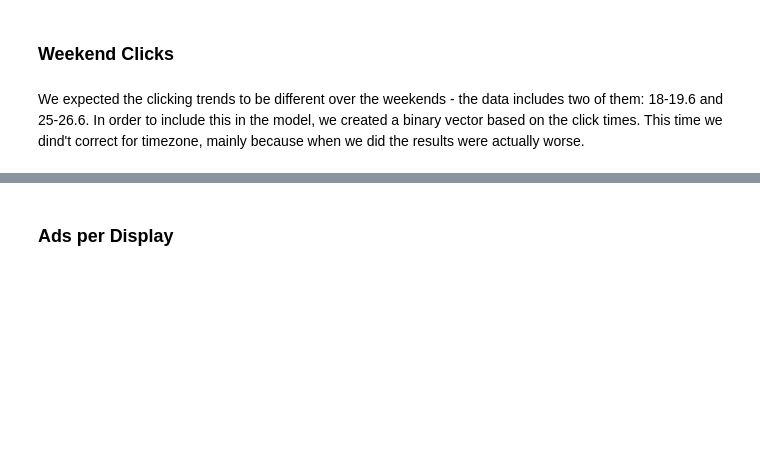
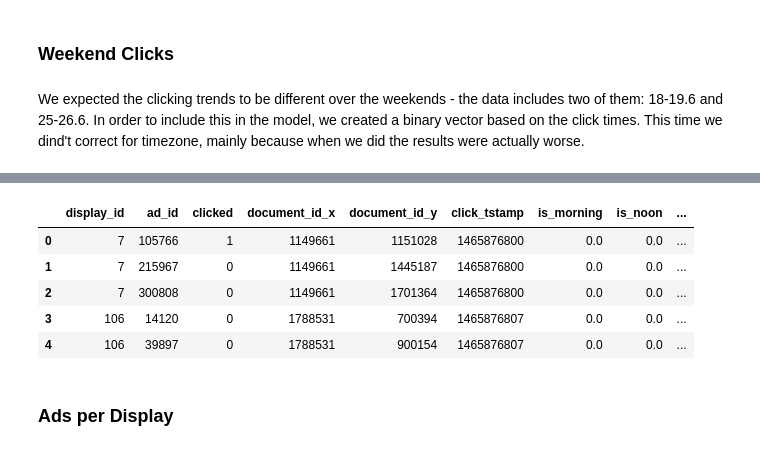
Before and after one commit to dean-ayalon/DS-Workshop, a Jupyter notebook: Project Notebook.ipynb, the cells around one changed output, grey strips where cells are left out. Saved outputs shown, nothing was run; the diff lists cells and outputs as text; code cells hidden in the pictures; blank space fills up the shorter version.

```diff
--- a/Project Notebook.ipynb
+++ b/Project Notebook.ipynb
@@ -468,11 +486,8 @@ plot_platform_histogram(binary_platform_frame)
 We expected the clicking trends to be different over the weekends - the data includes two of them: 18-19.6 and 25-26.6.
 In order to include this in the model, we created a binary vector based on the click times. This time we dind't correct for timezone, mainly because when we did the results were actually worse.
 # %%
-#TODO: right now this won't work because we need 'click_tstamp'.
-#after we will have it we will call it from the main_table.
-
 # Extracting relevant columns from main table
-table = main_table.groupby("display_id").first().reset_index()[["display_id", "click_tstamp"]]
+table = b_dataset.groupby("display_id").first().reset_index()[["display_id", "click_tstamp"]]
 timestamps = table["click_tstamp"]
 # Initializing empty is_weekend array
 is_weekend_boolean = np.zeros(shape=len(timestamps))
@@ -487,8 +502,8 @@ for i in range(len(timestamps)):
     is_weekend_boolean[i] = boolean
 
 # Creating result Dataframe with two columns - display_id and is_weekend
-res_frame = pd.DataFrame()
-res_frame["display_id"] = table["display_id"]
-res_frame["is_weekend"] = is_weekend_boolean
+is_weekend = pd.DataFrame()
+is_weekend["display_id"] = table["display_id"]
+is_weekend["is_weekend"] = is_weekend_boolean
 
-res_frame.head()
+is_weekend.head()
@@ -495,3 +517,13 @@ res_frame.head()
+# %%
+b_dataset = b_dataset.merge(is_weekend, on='display_id',how='left')
+b_dataset.head()
+# %% [output]
+|  | display_id | ad_id | clicked | document_id_x | document_id_y | click_tstamp | is_morning | is_noon | ... |
+| 0 | 7 | 105766 | 1 | 1149661 | 1151028 | 1465876800 | 0.0 | 0.0 | ... |
+| 1 | 7 | 215967 | 0 | 1149661 | 1445187 | 1465876800 | 0.0 | 0.0 | ... |
+| 2 | 7 | 300808 | 0 | 1149661 | 1701364 | 1465876800 | 0.0 | 0.0 | ... |
+| 3 | 106 | 14120 | 0 | 1788531 | 700394 | 1465876807 | 0.0 | 0.0 | ... |
+| 4 | 106 | 39897 | 0 | 1788531 | 900154 | 1465876807 | 0.0 | 0.0 | ... |
 # %% [markdown]
 ### Ads per Display
 # %% [markdown]
```
Also changed, not shown: parts of 10 cells of this notebook.
